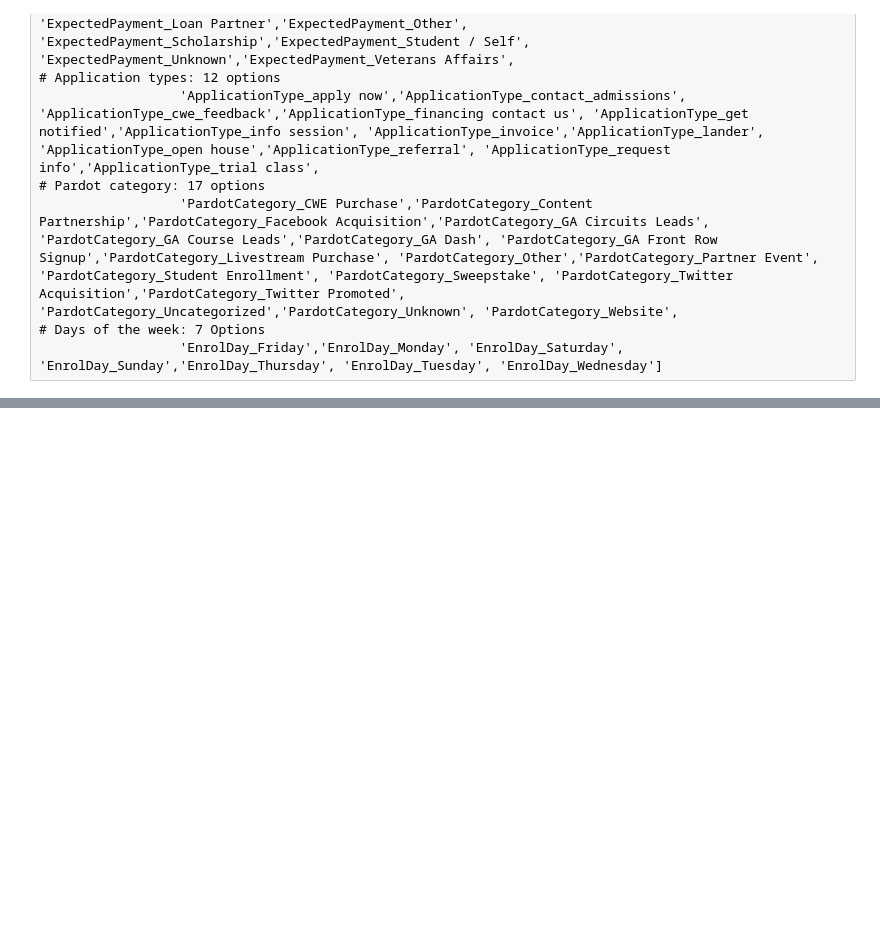
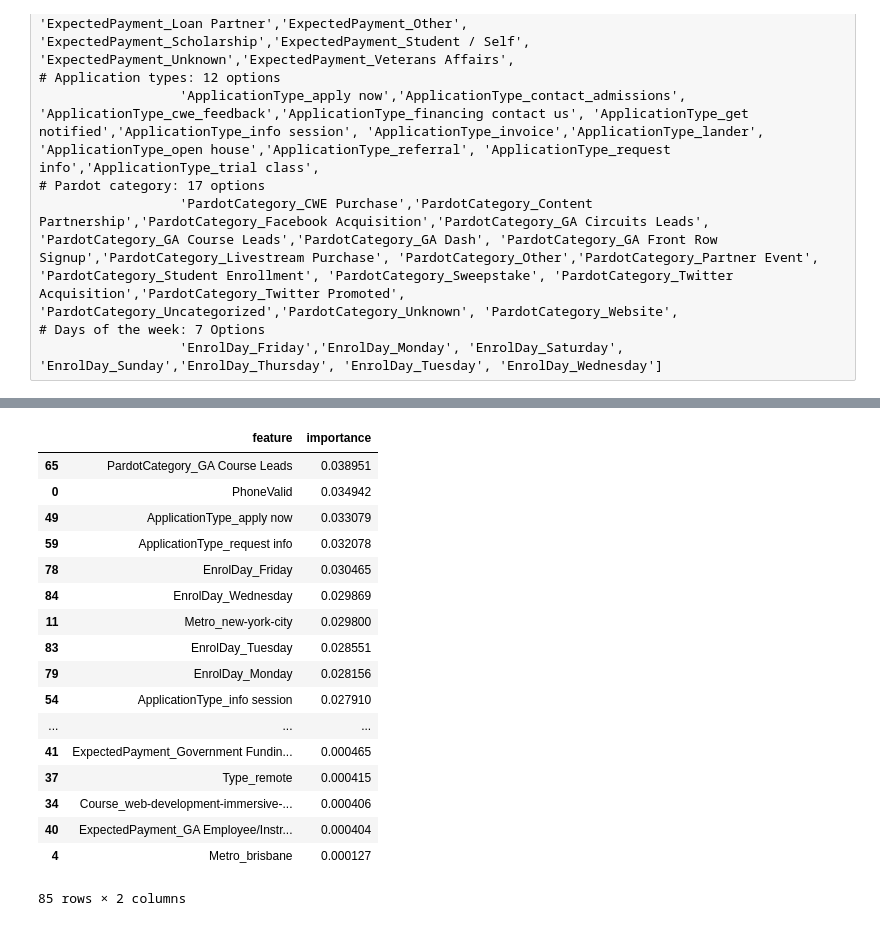
Before and after one commit to mikaelasquirchuk/dat8syd-project, a Jupyter notebook: New-Enrolments.ipynb, the cells around one changed output, grey strips where cells are left out. Cells and saved outputs as stored; diff of their text form; code cells hidden in the pictures; blank space fills up the shorter version.

```diff
--- a/New-Enrolments.ipynb
+++ b/New-Enrolments.ipynb
@@ -863,0 +671,22 @@ categories: [
+# %%
+feature_importance = pd.DataFrame({'feature':all_ftcolumns, 'importance':rfclf.feature_importances_})
+feature_importance.sort('importance',ascending=False)
+# %% [output]
+|  | feature | importance |
+| 65 | PardotCategory_GA Course Leads | 0.038951 |
+| 0 | PhoneValid | 0.034942 |
+| 49 | ApplicationType_apply now | 0.033079 |
+| 59 | ApplicationType_request info | 0.032078 |
+| 78 | EnrolDay_Friday | 0.030465 |
+| 84 | EnrolDay_Wednesday | 0.029869 |
+| 11 | Metro_new-york-city | 0.029800 |
+| 83 | EnrolDay_Tuesday | 0.028551 |
+| 79 | EnrolDay_Monday | 0.028156 |
+| 54 | ApplicationType_info session | 0.027910 |
+| ... | ... | ... |
+| 41 | ExpectedPayment_Government Fundin... | 0.000465 |
+| 37 | Type_remote | 0.000415 |
+| 34 | Course_web-development-immersive-... | 0.000406 |
+| 40 | ExpectedPayment_GA Employee/Instr... | 0.000404 |
+| 4 | Metro_brisbane | 0.000127 |
+85 rows × 2 columns
```
Also changed, not shown: parts of 60 cells of this notebook, 1 other file.
